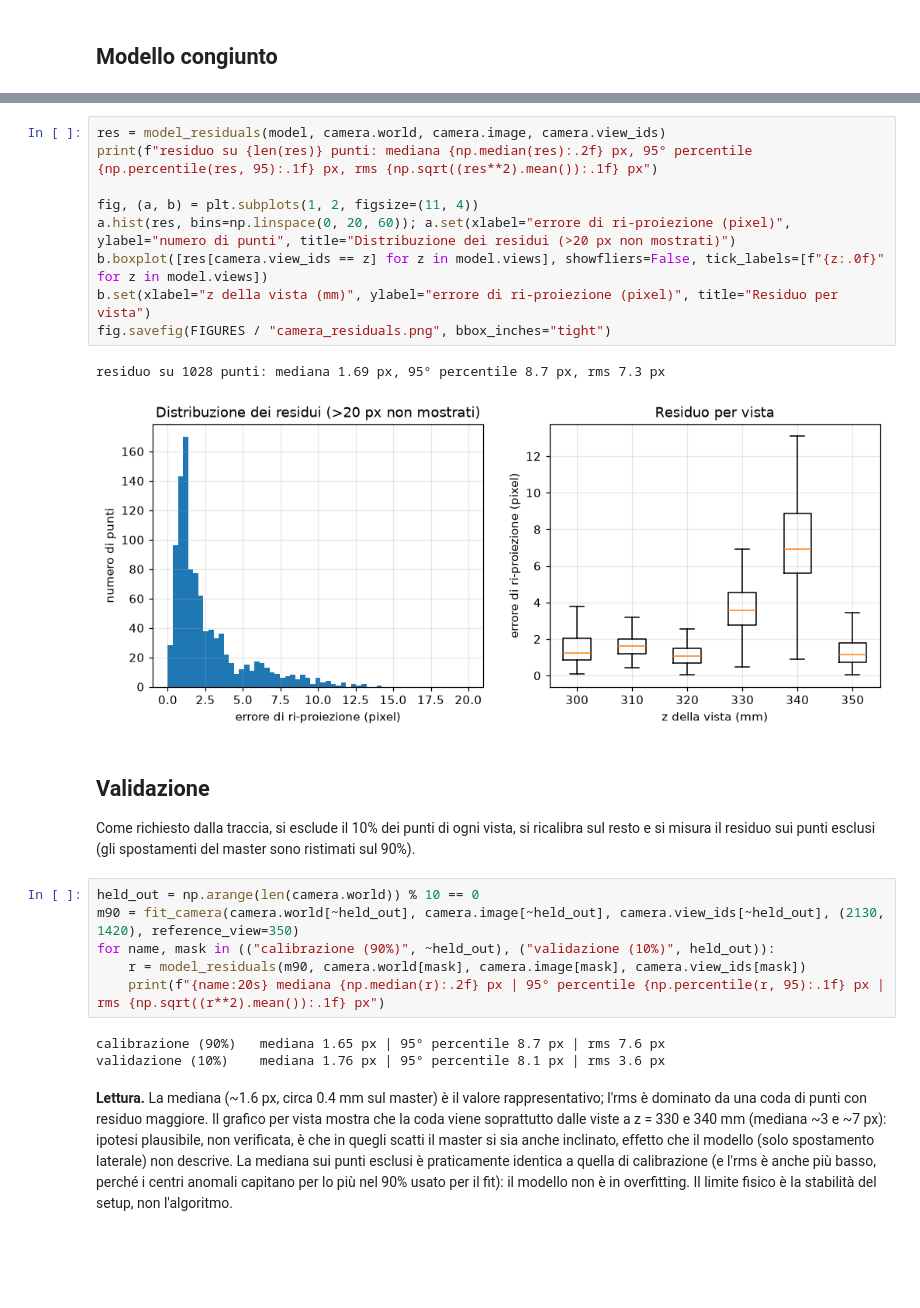
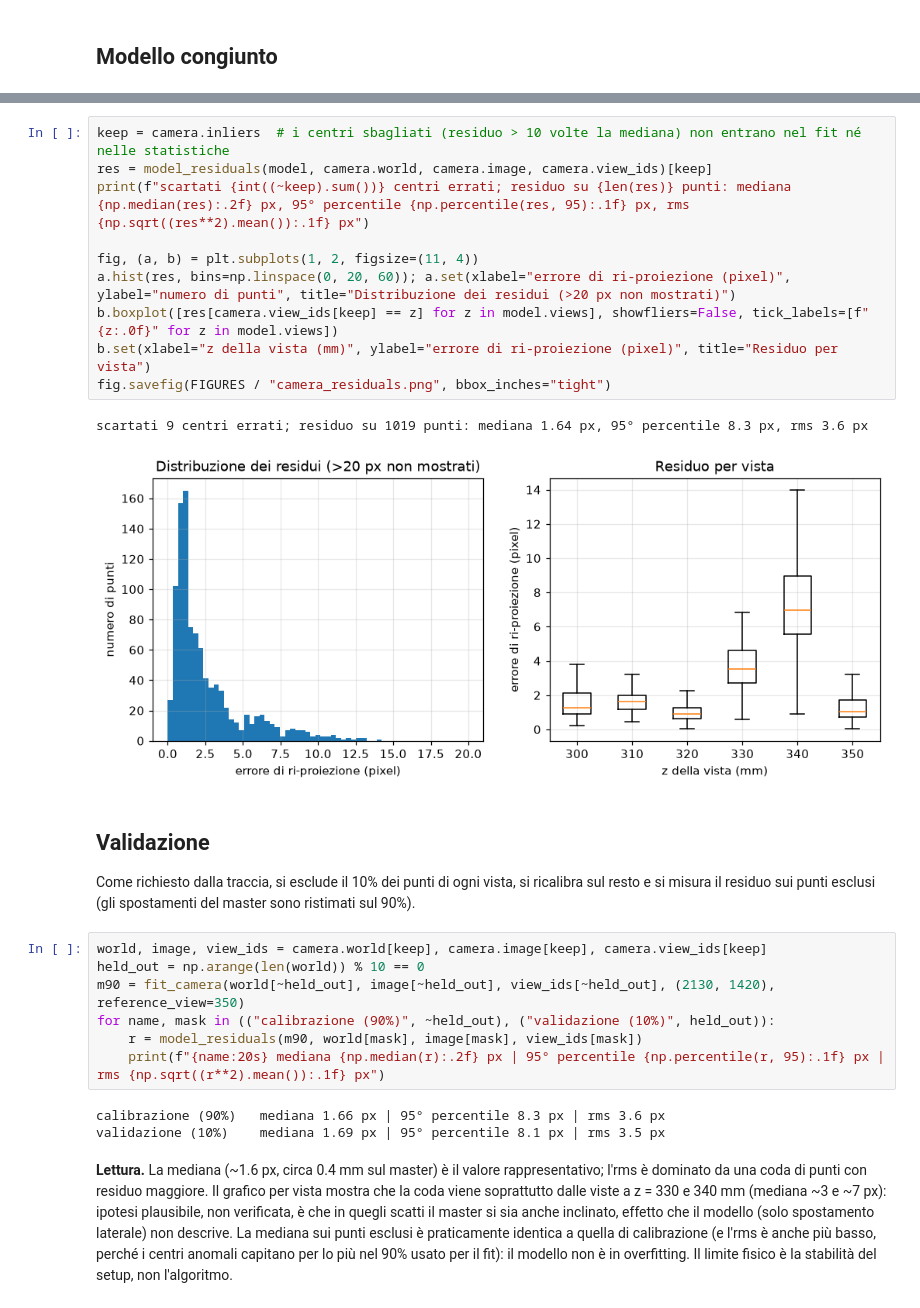
Before and after one commit to SickCiQuattro/lightsheet3d, a Jupyter notebook: notebooks/01_camera_calibration.ipynb, the cells around one changed output, grey strips where cells are left out. Cells and saved outputs as stored; diff of their text form; blank space fills up the shorter version.

Commit message:
Add leave-one-view-out sensitivity analysis and discard wrong circle centres before the camera fit

```diff
--- a/notebooks/01_camera_calibration.ipynb
+++ b/notebooks/01_camera_calibration.ipynb
@@ -62,29 +62,31 @@ spostamento laterale stimato del master per vista (mm):
   z = 340:  dx =  +5.9  dy =  -0.1
   z = 350:  dx =  +0.0  dy =  +0.0
 # %%
-res = model_residuals(model, camera.world, camera.image, camera.view_ids)
-print(f"residuo su {len(res)} punti: mediana {np.median(res):.2f} px, 95° percentile {np.percentile(res, 95):.1f} px, rms {np.sqrt((res**2).mean()):.1f} px")
+keep = camera.inliers  # i centri sbagliati (residuo > 10 volte la mediana) non entrano nel fit né nelle statistiche
+res = model_residuals(model, camera.world, camera.image, camera.view_ids)[keep]
+print(f"scartati {int((~keep).sum())} centri errati; residuo su {len(res)} punti: mediana {np.median(res):.2f} px, 95° percentile {np.percentile(res, 95):.1f} px, rms {np.sqrt((res**2).mean()):.1f} px")
 
 fig, (a, b) = plt.subplots(1, 2, figsize=(11, 4))
 a.hist(res, bins=np.linspace(0, 20, 60)); a.set(xlabel="errore di ri-proiezione (pixel)", ylabel="numero di punti", title="Distribuzione dei residui (>20 px non mostrati)")
-b.boxplot([res[camera.view_ids == z] for z in model.views], showfliers=False, tick_labels=[f"{z:.0f}" for z in model.views])
+b.boxplot([res[camera.view_ids[keep] == z] for z in model.views], showfliers=False, tick_labels=[f"{z:.0f}" for z in model.views])
 b.set(xlabel="z della vista (mm)", ylabel="errore di ri-proiezione (pixel)", title="Residuo per vista")
 fig.savefig(FIGURES / "camera_residuals.png", bbox_inches="tight")
 # %% [output]
-residuo su 1028 punti: mediana 1.69 px, 95° percentile 8.7 px, rms 7.3 px
+scartati 9 centri errati; residuo su 1019 punti: mediana 1.64 px, 95° percentile 8.3 px, rms 3.6 px
-[figure, old version]
+[figure, new version]
 # %% [markdown]
 ## Validazione
 
 Come richiesto dalla traccia, si esclude il 10% dei punti di ogni vista, si ricalibra sul resto e si misura il residuo sui punti esclusi (gli spostamenti del master sono ristimati sul 90%).
 # %%
-held_out = np.arange(len(camera.world)) % 10 == 0
-m90 = fit_camera(camera.world[~held_out], camera.image[~held_out], camera.view_ids[~held_out], (2130, 1420), reference_view=350)
+world, image, view_ids = camera.world[keep], camera.image[keep], camera.view_ids[keep]
+held_out = np.arange(len(world)) % 10 == 0
+m90 = fit_camera(world[~held_out], image[~held_out], view_ids[~held_out], (2130, 1420), reference_view=350)
 for name, mask in (("calibrazione (90%)", ~held_out), ("validazione (10%)", held_out)):
-    r = model_residuals(m90, camera.world[mask], camera.image[mask], camera.view_ids[mask])
+    r = model_residuals(m90, world[mask], image[mask], view_ids[mask])
     print(f"{name:20s} mediana {np.median(r):.2f} px | 95° percentile {np.percentile(r, 95):.1f} px | rms {np.sqrt((r**2).mean()):.1f} px")
 # %% [output]
-calibrazione (90%)   mediana 1.65 px | 95° percentile 8.7 px | rms 7.6 px
-validazione (10%)    mediana 1.76 px | 95° percentile 8.1 px | rms 3.6 px
+calibrazione (90%)   mediana 1.66 px | 95° percentile 8.3 px | rms 3.6 px
+validazione (10%)    mediana 1.69 px | 95° percentile 8.1 px | rms 3.5 px
 # %% [markdown]
 **Lettura.** La mediana (~1.6 px, circa 0.4 mm sul master) è il valore rappresentativo; l'rms è dominato da una coda di punti con residuo maggiore. Il grafico per vista mostra che la coda viene soprattutto dalle viste a z = 330 e 340 mm (mediana ~3 e ~7 px): ipotesi plausibile, non verificata, è che in quegli scatti il master si sia anche inclinato, effetto che il modello (solo spostamento laterale) non descrive. La mediana sui punti esclusi è praticamente identica a quella di calibrazione (e l'rms è anche più basso, perché i centri anomali capitano per lo più nel 90% usato per il fit): il modello non è in overfitting. Il limite fisico è la stabilità del setup, non l'algoritmo.
```
Also changed, not shown: parts of 1 cell of this notebook, 16 other files.
